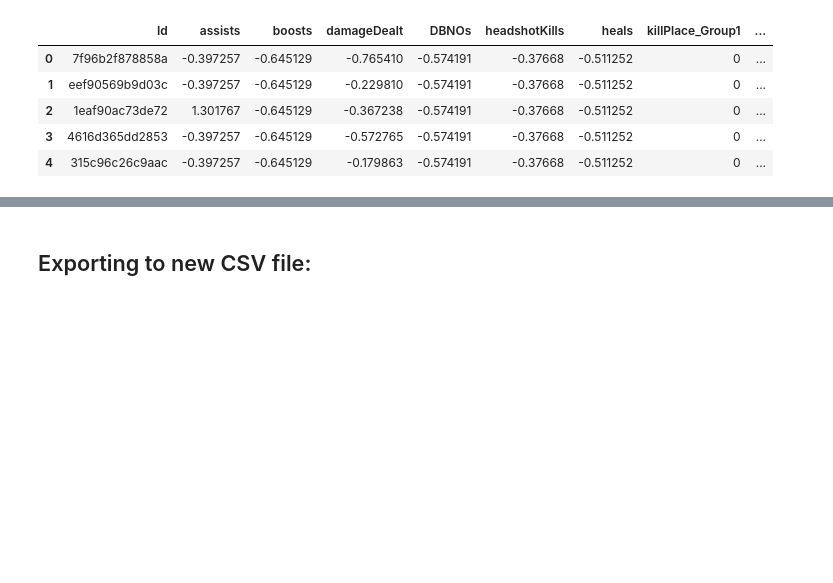
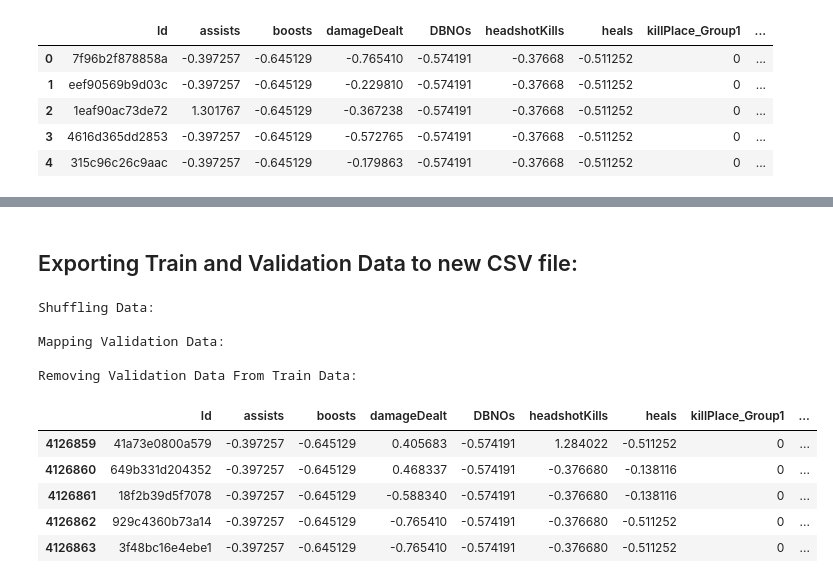
Before and after one commit to EricLipe17/CS_395_Final_Project, a Jupyter notebook: PUBG_Preprocessing.ipynb, the cells around one changed output, grey strips where cells are left out. Saved outputs shown, nothing was run; the diff lists cells and outputs as text; code cells hidden in the pictures; blank space fills up the shorter version.

```diff
--- a/PUBG_Preprocessing.ipynb
+++ b/PUBG_Preprocessing.ipynb
@@ -8,7 +8,7 @@ from sklearn import preprocessing
 ## Importing the Data:
 # %%
 pd.set_option('display.max_columns', None)
-raw_data = pd.read_csv("train_V2.csv")
+raw_data = pd.read_csv("D:\\train_V2.csv")
 # raw_data.head()
 # %% [markdown]
 ## Reducing Memory Usage:
@@ -705,0 +708,3 @@ preprocessed_data.head()
+# %%
+pd.set_option('display.max_rows', None)
+preprocessed_data.isnull().sum()
@@ -705,0 +734,3 @@ preprocessed_data.head()
+# %%
+preprocessed_data = preprocessed_data.drop(index=2744604, axis=0)
+preprocessed_data.isnull().sum()
@@ -706,2 +755,27 @@ preprocessed_data.head()
 # %% [markdown]
-## Exporting to new CSV file:
+## Exporting Train and Validation Data to new CSV file:
+# %%
+print("\nShuffling Data:")
+np.random.shuffle(preprocessed_data.values)
+random_seed = np.random.randint(1, 4250000)
+
+print("\nMapping Validation Data:")
+train_validation_data = pd.DataFrame(preprocessed_data.iloc[random_seed: random_seed + 200000])
+
+print("\nRemoving Validation Data From Train Data:")
+train_data = preprocessed_data.drop(index=np.arange(random_seed, random_seed + 200000), axis=0)
+# %% [output]
+Shuffling Data:
+
+Mapping Validation Data:
+
+Removing Validation Data From Train Data:
+# %%
+train_validation_data.head()
+# %% [output]
+|  | Id | assists | boosts | damageDealt | DBNOs | headshotKills | heals | killPlace_Group1 | ... |
+| 4126859 | 41a73e0800a579 | -0.397257 | -0.645129 | 0.405683 | -0.574191 | 1.284022 | -0.511252 | 0 | ... |
+| 4126860 | 649b331d204352 | -0.397257 | -0.645129 | 0.468337 | -0.574191 | -0.376680 | -0.138116 | 0 | ... |
+| 4126861 | 18f2b39d5f7078 | -0.397257 | -0.645129 | -0.588340 | -0.574191 | -0.376680 | -0.138116 | 0 | ... |
+| 4126862 | 929c4360b73a14 | -0.397257 | -0.645129 | -0.765410 | -0.574191 | -0.376680 | -0.511252 | 0 | ... |
+| 4126863 | 3f48bc16e4ebe1 | -0.397257 | -0.645129 | -0.765410 | -0.574191 | -0.376680 | -0.511252 | 0 | ... |
```
Also changed, not shown: parts of 13 cells of this notebook, 2 other files.
